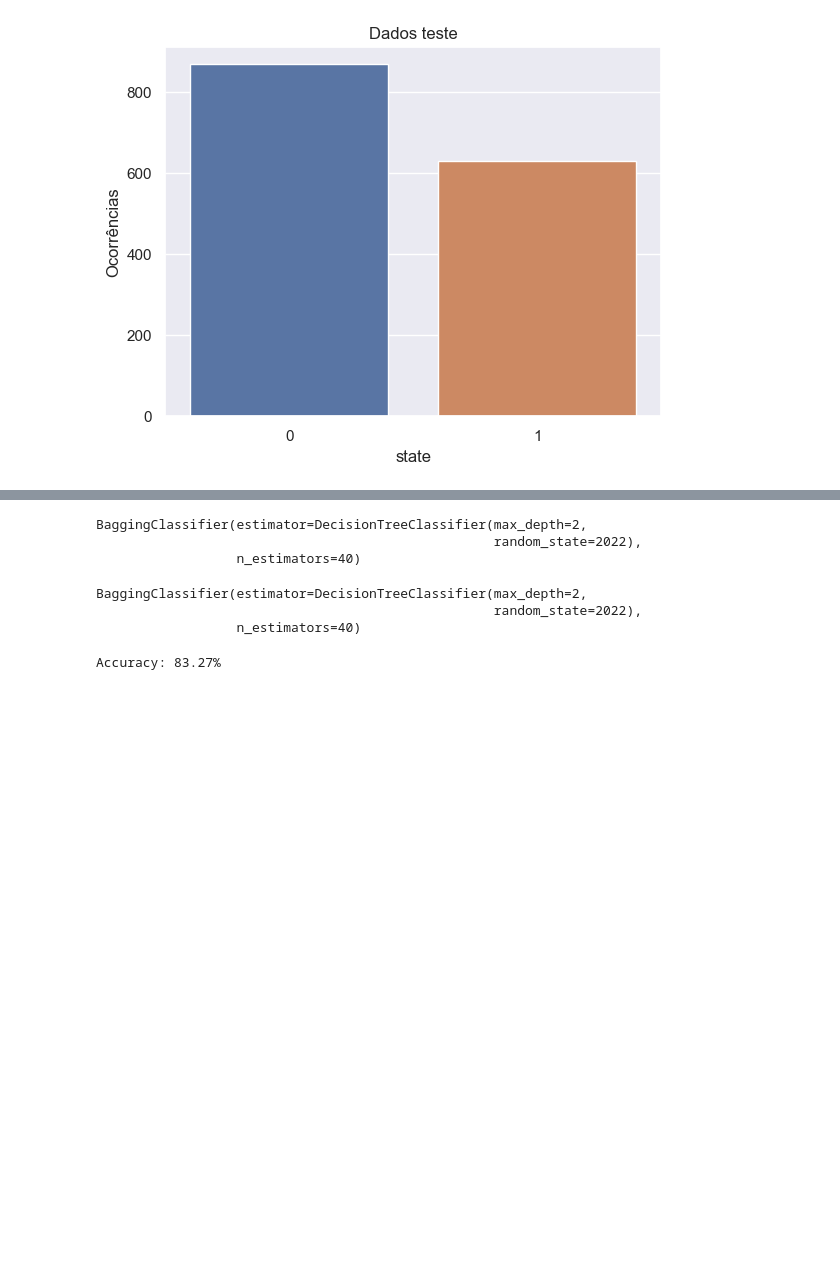
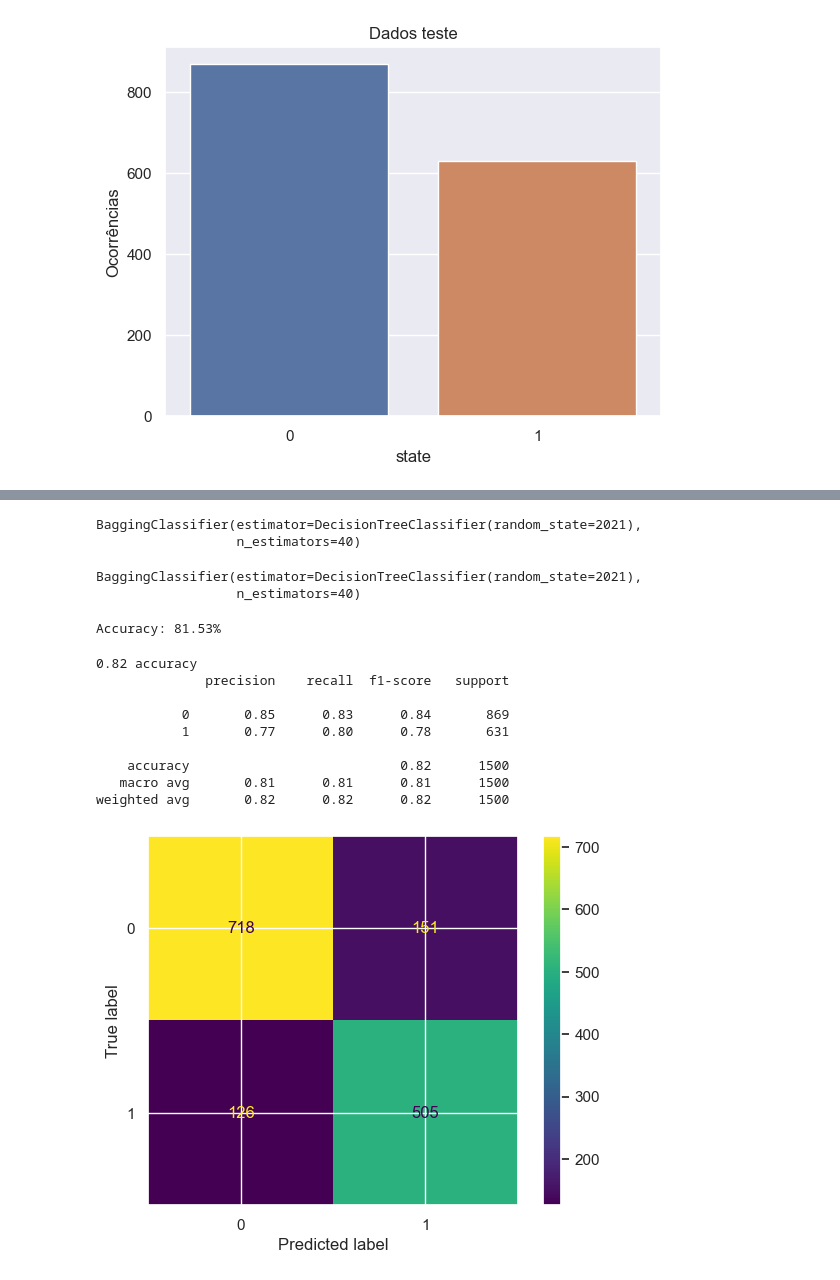
Before and after one commit to JoseBambora/ProjetoDAA, a Jupyter notebook: DatasetGroup/bagging.ipynb, the cells around one changed output, grey strips where cells are left out. Cells and saved outputs as stored; diff of their text form; code cells hidden in the pictures; blank space fills up the shorter version.

Commit message:
Minor changes to bagging essemble.

```diff
--- a/DatasetGroup/bagging.ipynb
+++ b/DatasetGroup/bagging.ipynb
@@ -82,7 +82,7 @@ from sklearn import tree
 
 sss = StratifiedShuffleSplit(n_splits=10, test_size=20, random_state=2022)
 # %%
-bg_model = BaggingClassifier(estimator=dt_model, bootstrap=True)
+bg_model = BaggingClassifier(estimator=model_dt, bootstrap=True)
 # %%
 n_estimators = [10, 40, 60, 80, 100, 160]
 # %%
@@ -102,20 +101,37 @@ bst_bg_model = grid_bg.best_estimator_
 # %%
 print(bst_bg_model)
 # %% [output]
-BaggingClassifier(estimator=DecisionTreeClassifier(max_depth=2,
-                                                   random_state=2022),
+BaggingClassifier(estimator=DecisionTreeClassifier(random_state=2021),
                   n_estimators=40)
 # %%
 bst_bg_model.fit(X_train, y_train.values.ravel())
 # %% [output]
-BaggingClassifier(estimator=DecisionTreeClassifier(max_depth=2,
-                                                   random_state=2022),
+BaggingClassifier(estimator=DecisionTreeClassifier(random_state=2021),
                   n_estimators=40)
 # %%
 bst_bg_score = bst_bg_model.score(X_test, y_test)
 # %%
 print("Accuracy: %.2f%%" % (bst_bg_score *100))
 # %% [output]
-Accuracy: 83.27%
+Accuracy: 81.53%
+# %%
+from sklearn.metrics import classification_report,ConfusionMatrixDisplay, accuracy_score
+def stats_confusion_matrix(model,x_test,y_test):
+    predictions = model.predict(x_test)
+    print("%0.2f accuracy" % (accuracy_score(y_test,predictions)))
+    print(classification_report(y_test,predictions))
+    ConfusionMatrixDisplay.from_predictions(y_test, predictions)
+    plt.show()
 # %%
-bg_predictions = bst_bg_model.predict(X_test)
+stats_confusion_matrix(bst_bg_model,X_test,y_test)
+# %% [output]
+0.82 accuracy
+              precision    recall  f1-score   support
+
+           0       0.85      0.83      0.84       869
+           1       0.77      0.80      0.78       631
+
+    accuracy                           0.82      1500
+   macro avg       0.81      0.81      0.81      1500
+weighted avg       0.82      0.82      0.82      1500
+[figure, added]
```
Also changed, not shown: parts of 2 cells of this notebook, 3 other files.
